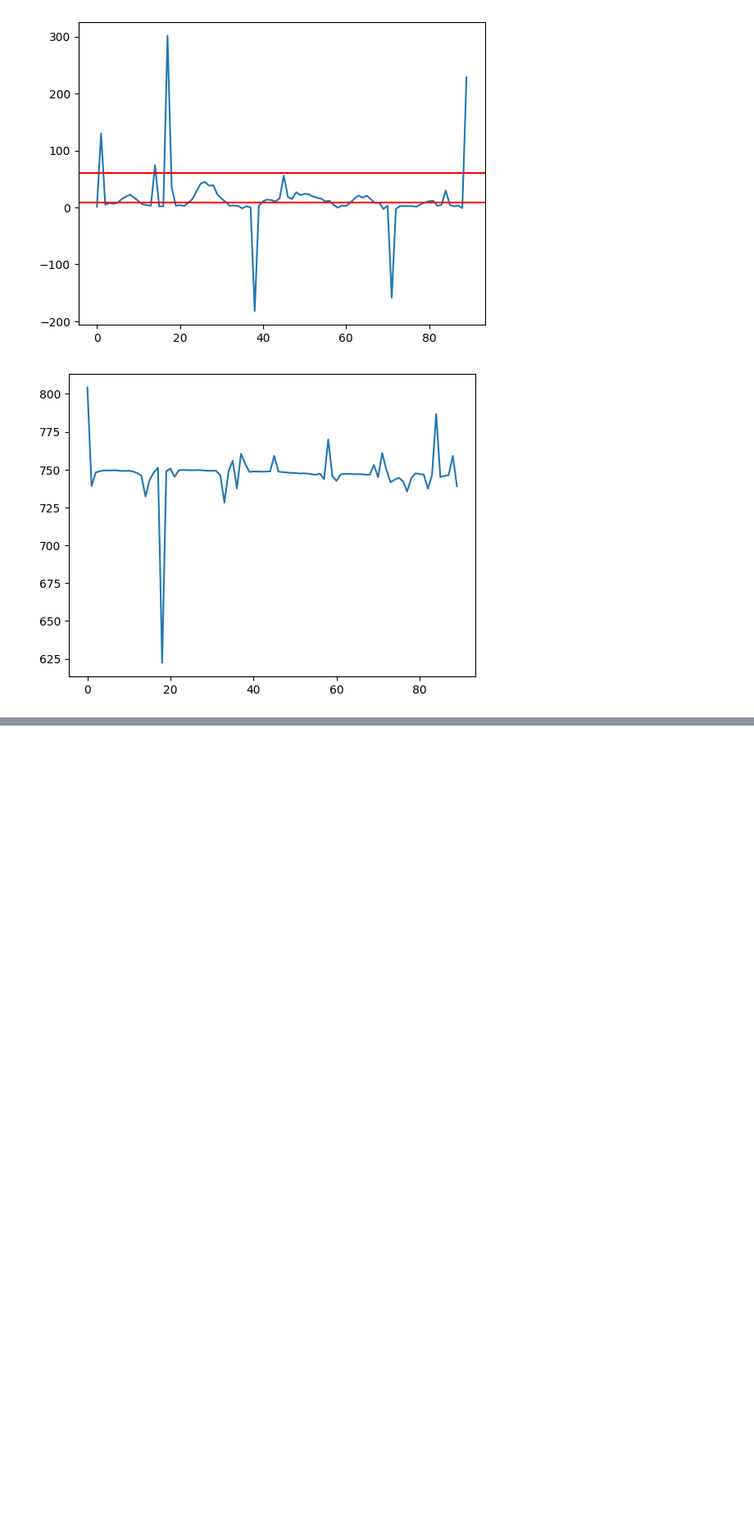
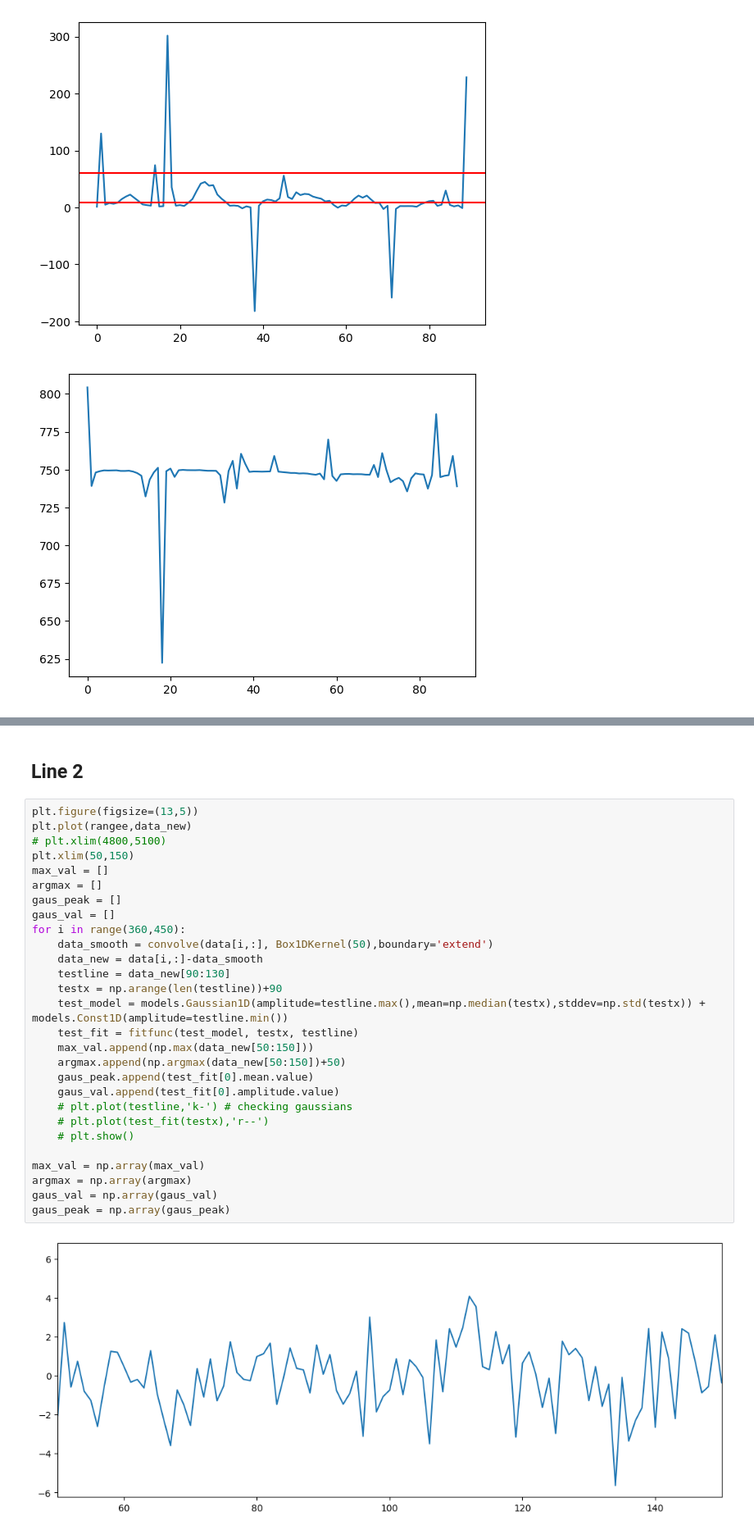
Before and after one commit to IStoleTheCookieJar/PipRedObs, a Jupyter notebook: TestingGround.ipynb, the cells around one changed output, grey strips where cells are left out. Shown at 82% size. Drawn from its saved outputs; the diff is of its cells as text; blank space fills up the shorter version.

```diff
--- a/TestingGround.ipynb
+++ b/TestingGround.ipynb
@@ -460,0 +471,32 @@ plt.legend()
+# %% [markdown]
+## Line 2
+# %%
+plt.figure(figsize=(13,5))
+plt.plot(rangee,data_new)
+# plt.xlim(4800,5100)
+plt.xlim(50,150)
+max_val = []
+argmax = []
+gaus_peak = []
+gaus_val = []
+for i in range(360,450):
+    data_smooth = convolve(data[i,:], Box1DKernel(50),boundary='extend')
+    data_new = data[i,:]-data_smooth
+    testline = data_new[90:130]
+    testx = np.arange(len(testline))+90
+    test_model = models.Gaussian1D(amplitude=testline.max(),mean=np.median(testx),stddev=np.std(testx)) + models.Const1D(amplitude=testline.min())
+    test_fit = fitfunc(test_model, testx, testline)
+    max_val.append(np.max(data_new[50:150]))
+    argmax.append(np.argmax(data_new[50:150])+50)
+    gaus_peak.append(test_fit[0].mean.value)
+    gaus_val.append(test_fit[0].amplitude.value)
+    # plt.plot(testline,'k-') # checking gaussians
+    # plt.plot(test_fit(testx),'r--')
+    # plt.show()
+
+max_val = np.array(max_val)
+argmax = np.array(argmax)
+gaus_val = np.array(gaus_val)
+gaus_peak = np.array(gaus_peak)
+# %% [output]
+[figure, added]
```
Also changed, not shown: parts of 37 cells of this notebook.
